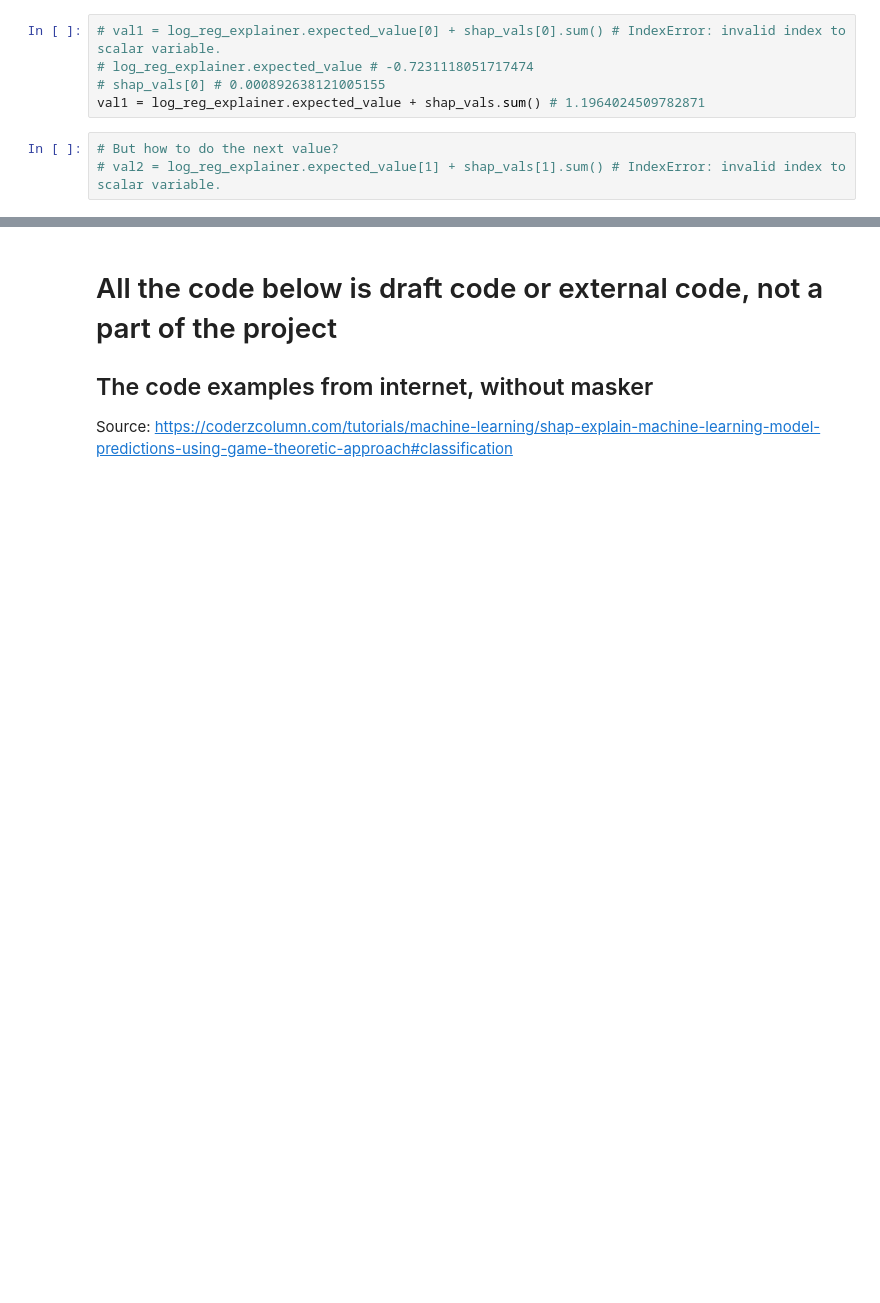
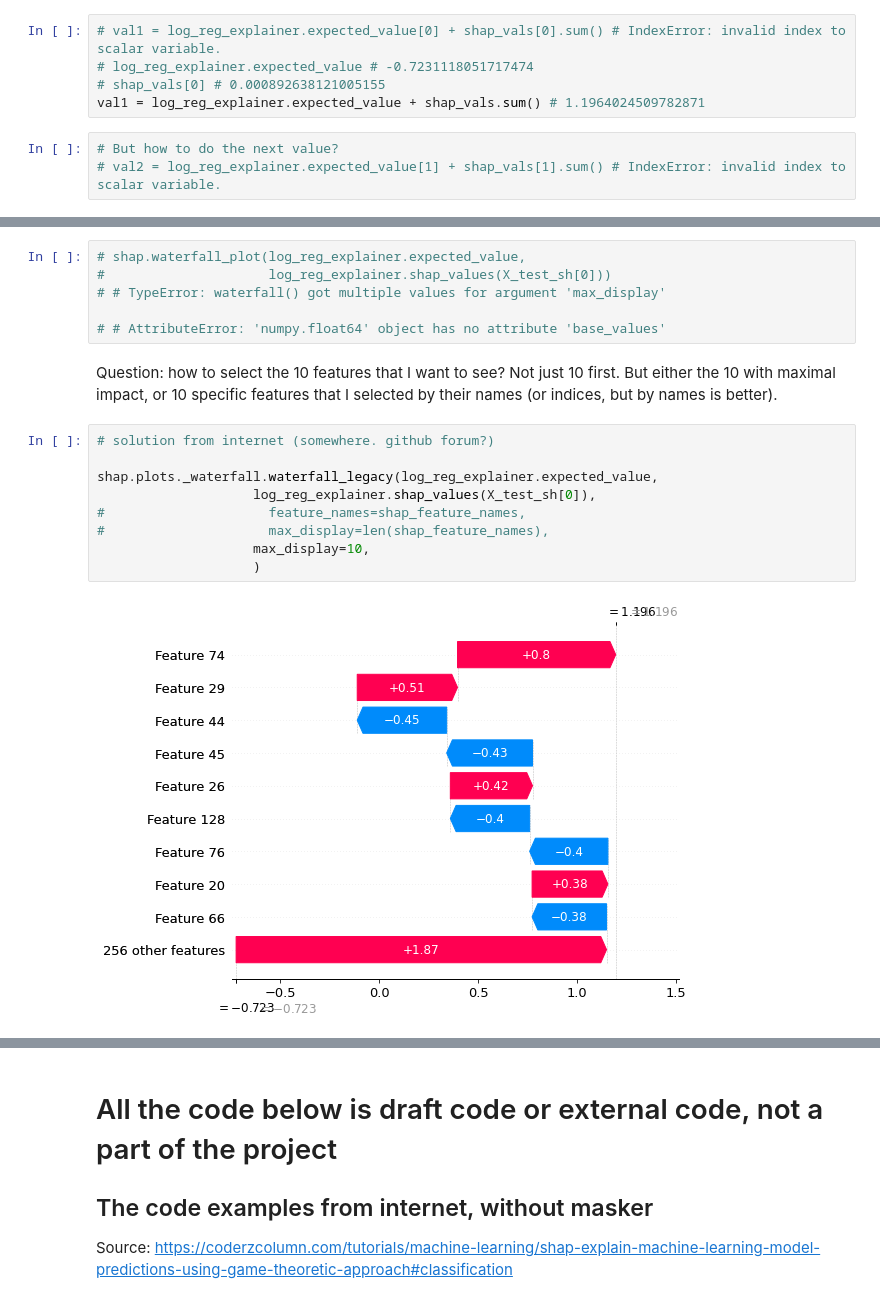
Before and after one commit to VeronikaBerezhnaia/OC_P7_credit_scoring, a Jupyter notebook: Implementez_modele_scoring.ipynb, the cells around one changed output, grey strips where cells are left out. Saved outputs shown, nothing was run; the diff lists cells and outputs as text; blank space fills up the shorter version.

Commit message:
shap plots added(bar, waterfall, decision) but they work as linear regression still not as a classification

```diff
--- a/Implementez_modele_scoring.ipynb
+++ b/Implementez_modele_scoring.ipynb
@@ -1751,0 +1742,19 @@ Question: how to select the 10 features that I want to see? Not just 10 first. B
+# %%
+# shap.waterfall_plot(log_reg_explainer.expected_value,
+#                     log_reg_explainer.shap_values(X_test_sh[0]))
+# # TypeError: waterfall() got multiple values for argument 'max_display'
+
+# # AttributeError: 'numpy.float64' object has no attribute 'base_values'
+# %% [markdown]
+Question: how to select the 10 features that I want to see? Not just 10 first. But either the 10 with maximal impact, or 10 specific features that I selected by their names (or indices, but by names is better).
+# %%
+# solution from internet (somewhere. github forum?)
+
+shap.plots._waterfall.waterfall_legacy(log_reg_explainer.expected_value,
+                    log_reg_explainer.shap_values(X_test_sh[0]),
+#                     feature_names=shap_feature_names,
+#                     max_display=len(shap_feature_names),
+                    max_display=10,
+                    )
+# %% [output]
+[figure, added]
```
Also changed, not shown: parts of 17 cells of this notebook.
